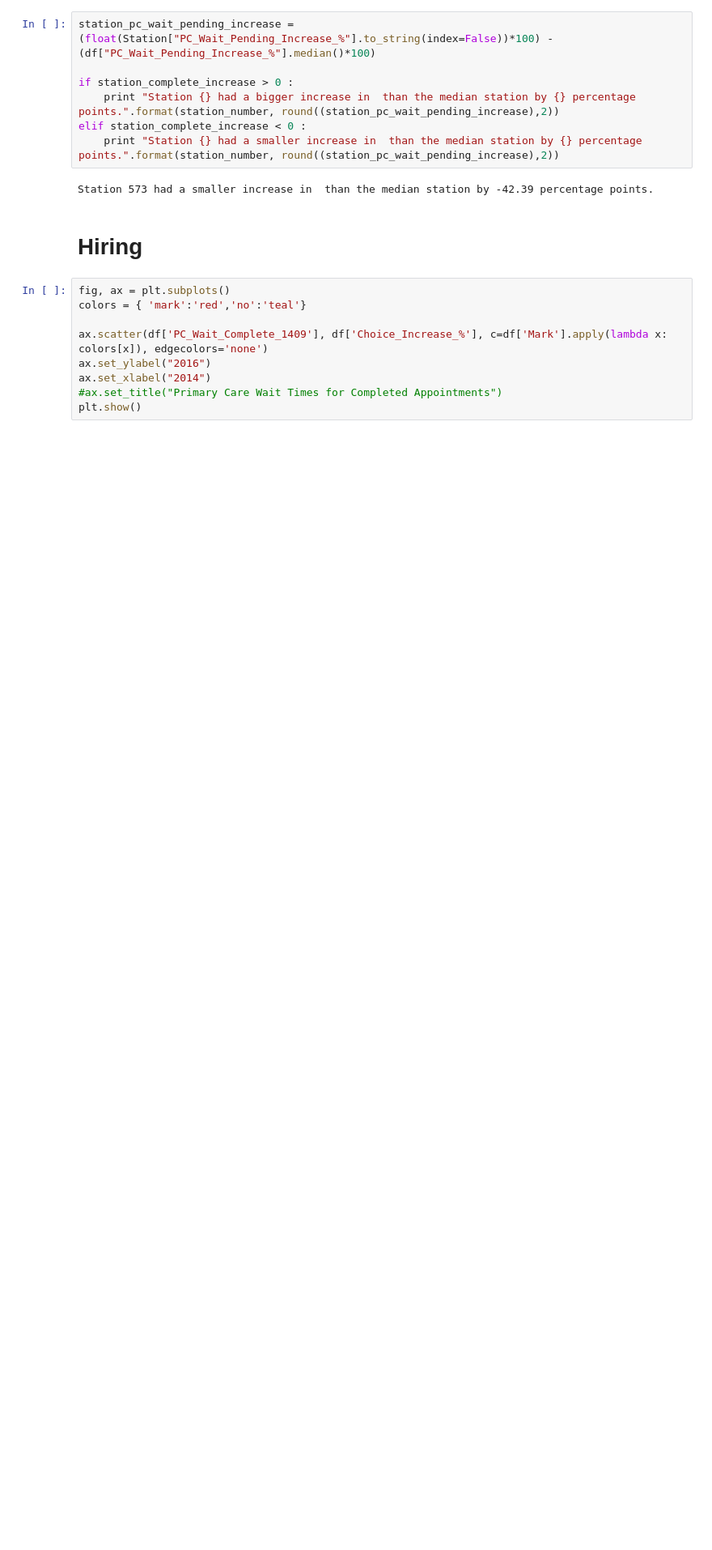
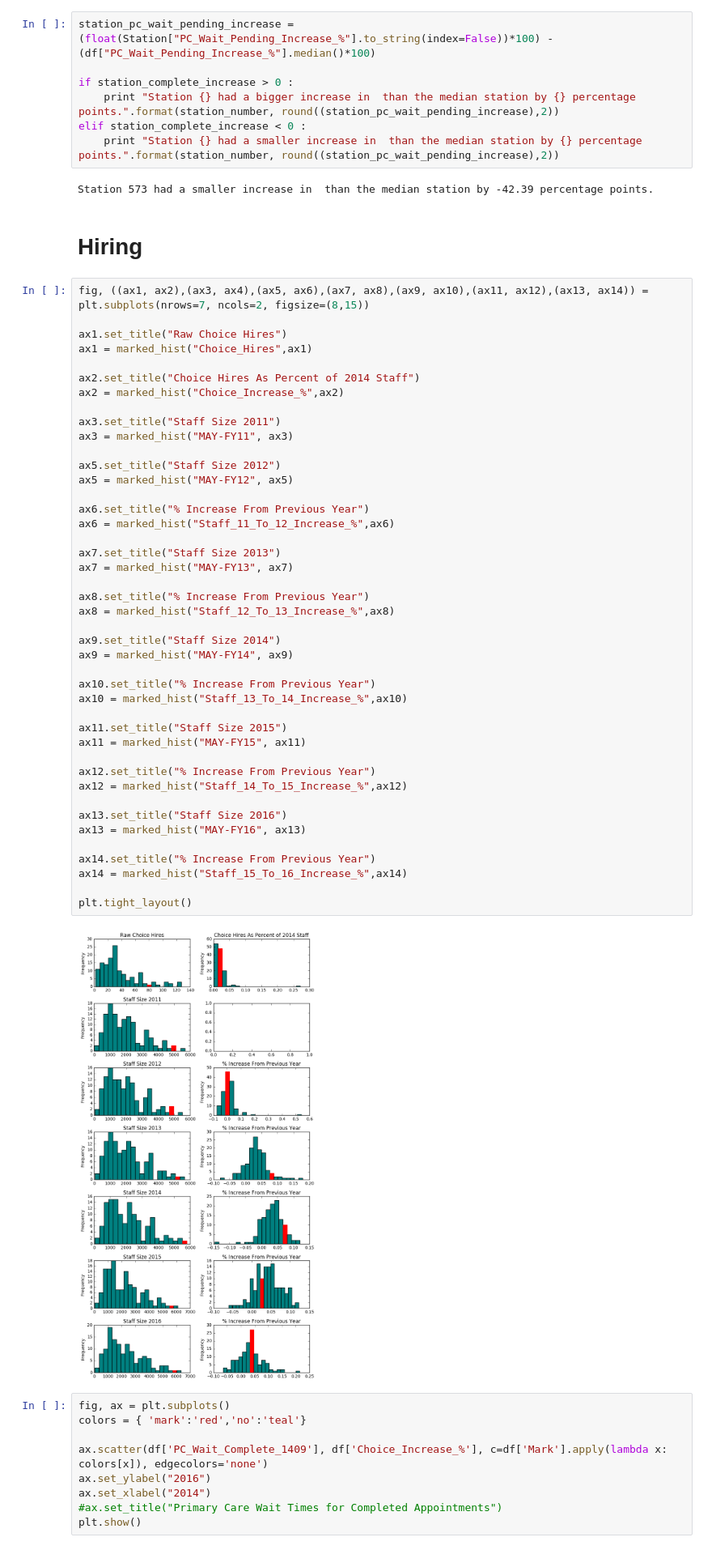
Before and after one commit to isabella232/va-data-analysis, a Jupyter notebook: One_V_All.ipynb, the cells around one changed output. Shown at 81% size. Cells and saved outputs as stored; diff of their text form; blank space fills up the shorter version.

```diff
--- a/One_V_All.ipynb
+++ b/One_V_All.ipynb
@@ -157,6 +212,51 @@ elif station_complete_increase < 0 :
 Station 573 had a smaller increase in  than the median station by -42.39 percentage points.
 # %% [markdown]
 # Hiring
+# %%
+fig, ((ax1, ax2),(ax3, ax4),(ax5, ax6),(ax7, ax8),(ax9, ax10),(ax11, ax12),(ax13, ax14)) = plt.subplots(nrows=7, ncols=2, figsize=(8,15))
+
+ax1.set_title("Raw Choice Hires")
+ax1 = marked_hist("Choice_Hires",ax1)
+
+ax2.set_title("Choice Hires As Percent of 2014 Staff")
+ax2 = marked_hist("Choice_Increase_%",ax2)
+
+ax3.set_title("Staff Size 2011")
+ax3 = marked_hist("MAY-FY11", ax3)
+
+ax5.set_title("Staff Size 2012")
+ax5 = marked_hist("MAY-FY12", ax5)
+
+ax6.set_title("% Increase From Previous Year")
+ax6 = marked_hist("Staff_11_To_12_Increase_%",ax6)
+
+ax7.set_title("Staff Size 2013")
+ax7 = marked_hist("MAY-FY13", ax7)
+
+ax8.set_title("% Increase From Previous Year")
+ax8 = marked_hist("Staff_12_To_13_Increase_%",ax8)
+
+ax9.set_title("Staff Size 2014")
+ax9 = marked_hist("MAY-FY14", ax9)
+
+ax10.set_title("% Increase From Previous Year")
+ax10 = marked_hist("Staff_13_To_14_Increase_%",ax10)
+
+ax11.set_title("Staff Size 2015")
+ax11 = marked_hist("MAY-FY15", ax11)
+
+ax12.set_title("% Increase From Previous Year")
+ax12 = marked_hist("Staff_14_To_15_Increase_%",ax12)
+
+ax13.set_title("Staff Size 2016")
+ax13 = marked_hist("MAY-FY16", ax13)
+
+ax14.set_title("% Increase From Previous Year")
+ax14 = marked_hist("Staff_15_To_16_Increase_%",ax14)
+
+plt.tight_layout()
+# %% [output]
+[figure, added]
 # %%
 fig, ax = plt.subplots()
 colors = { 'mark':'red','no':'teal'}
```
Also changed, not shown: parts of 13 cells of this notebook, 2 other files.
